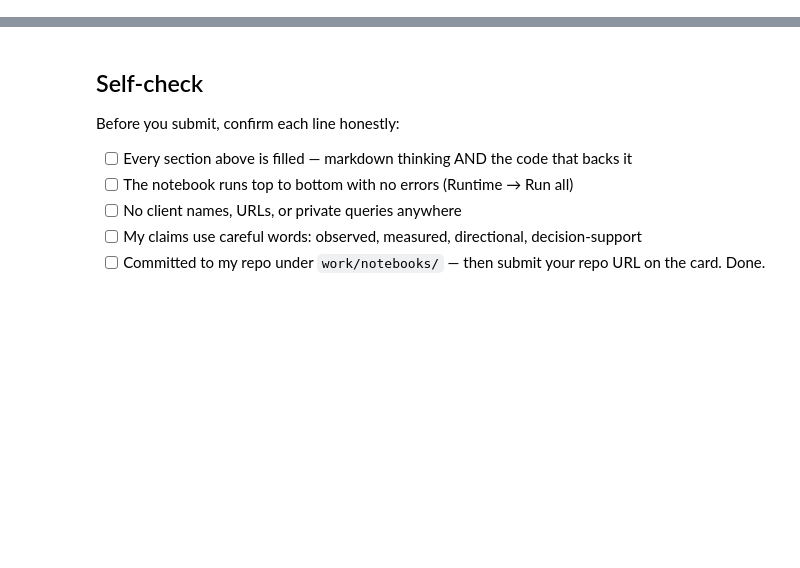
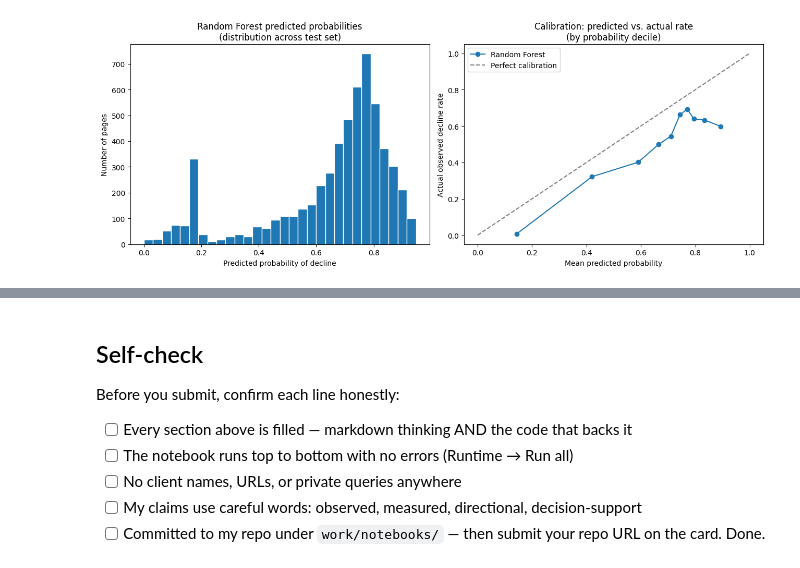
Before and after one commit to Hadeed07/FlyRank-ML, a Jupyter notebook: work/notebooks/w05_model.ipynb, the cells around one changed output, grey strips where cells are left out. Saved outputs shown, nothing was run; the diff lists cells and outputs as text; code cells hidden in the pictures; blank space fills up the shorter version.

```diff
--- a/work/notebooks/w05_model.ipynb
+++ b/work/notebooks/w05_model.ipynb
@@ -29,0 +14,2 @@ This skeleton is yours to fill. Work the sections **in order** — each one has
+# %%
+df = pd.read_csv('/content/FlyRank-ML/data/raw/content_refresh_anonymized.csv')
@@ -29,0 +389,23 @@ This skeleton is yours to fill. Work the sections **in order** — each one has
+# %%
+import matplotlib.pyplot as plt
+
+fig, axes = plt.subplots(1, 2, figsize=(13, 5))
+
+# Plot 1: distribution of rf_proba — shows if predictions are clustered/tied
+axes[0].hist(test_df['rf_proba'], bins=30, edgecolor='white')
+axes[0].set_title('Random Forest predicted probabilities\n(distribution across test set)')
+axes[0].set_xlabel('Predicted probability of decline')
+axes[0].set_ylabel('Number of pages')
+
+# Plot 2: calibration — predicted probability vs. actual observed rate, per decile
+axes[1].plot(calib['mean_predicted'], calib['actual_rate'], marker='o', label='Random Forest')
+axes[1].plot([0, 1], [0, 1], linestyle='--', color='gray', label='Perfect calibration')
+axes[1].set_title('Calibration: predicted vs. actual rate\n(by probability decile)')
+axes[1].set_xlabel('Mean predicted probability')
+axes[1].set_ylabel('Actual observed decline rate')
+axes[1].legend()
+
+plt.tight_layout()
+plt.show()
+# %% [output]
+[figure, added]
```
Also changed, not shown: parts of 24 cells of this notebook.
